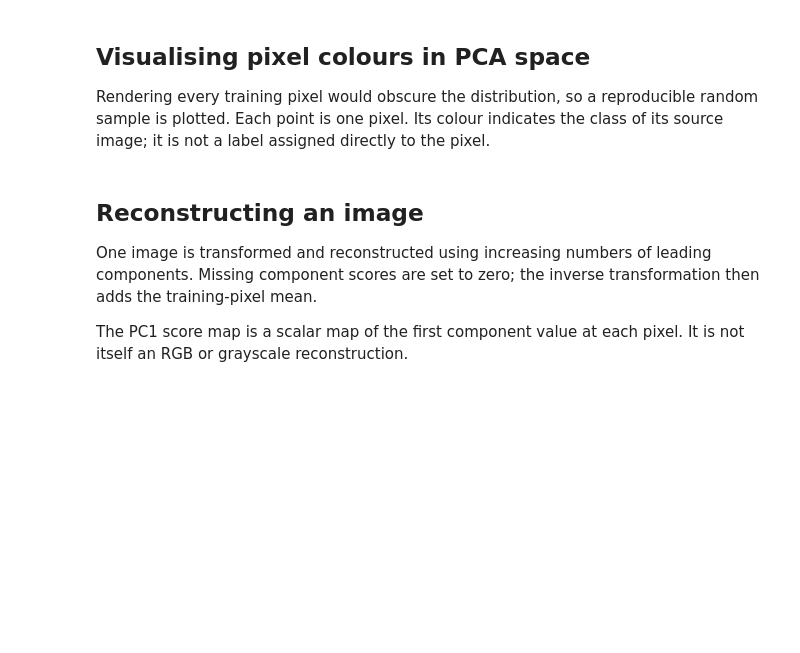
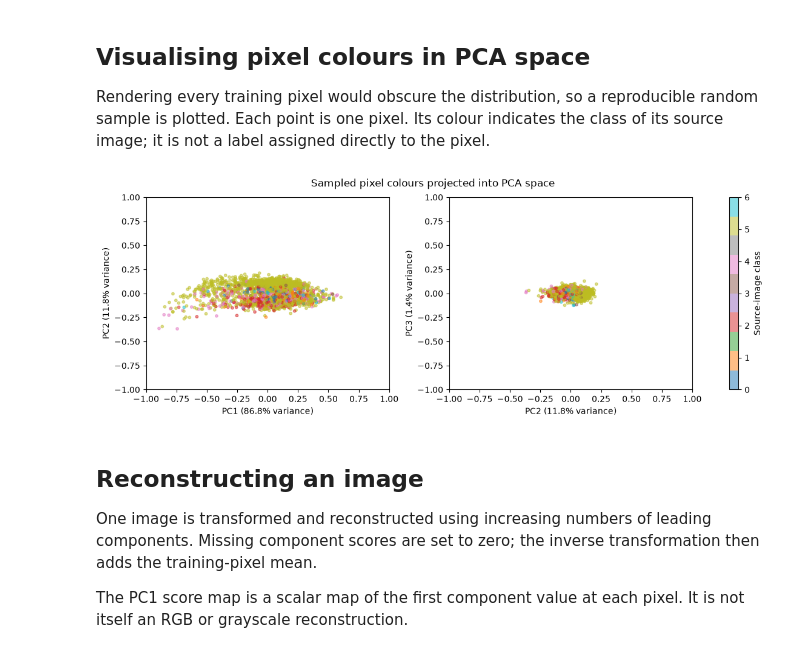
Before and after one commit to ICR-Computational-Imaging/RC4R, a Jupyter notebook: notebooks/01_explore_channel_pca.ipynb, the cells around one changed output. Cells and saved outputs as stored; diff of their text form; code cells hidden in the pictures; blank space fills up the shorter version.

```diff
--- a/notebooks/01_explore_channel_pca.ipynb
+++ b/notebooks/01_explore_channel_pca.ipynb
@@ -92,33 +101,37 @@ rng = np.random.default_rng(42)
 sample_indices = rng.choice(len(pixel_colours), size=2_000, replace=False)
 sample_scores = pca.transform(pixel_colours[sample_indices])
 
 pixels_per_image = np.prod(train_images.shape[1:3])
 sample_labels = train_labels[sample_indices // pixels_per_image]
 
 fig, axes = plt.subplots(1, 2, figsize=(11, 4), layout="constrained")
 component_pairs = ((0, 1), (1, 2))
 
 for axis, (x_component, y_component) in zip(axes, component_pairs, strict=True):
     scatter = axis.scatter(
         sample_scores[:, x_component],
         sample_scores[:, y_component],
         c=sample_labels,
         cmap="tab10",
         alpha=0.5,
         s=10,
     )
     axis.set_xlabel(
         f"PC{x_component + 1} "
         f"({pca.explained_variance_ratio_[x_component]:.1%} variance)"
     )
     axis.set_ylabel(
         f"PC{y_component + 1} "
         f"({pca.explained_variance_ratio_[y_component]:.1%} variance)"
     )
+    axis.set_xlim((-1, 1))
+    axis.set_ylim((-1, 1))
 
 fig.suptitle("Sampled pixel colours projected into PCA space")
 fig.colorbar(scatter, ax=axes, label="Source-image class")
 plt.show()
+# %% [output]
+[figure, added]
 # %% [markdown]
 ## Reconstructing an image
 
```
Also changed, not shown: parts of 5 cells of this notebook.
